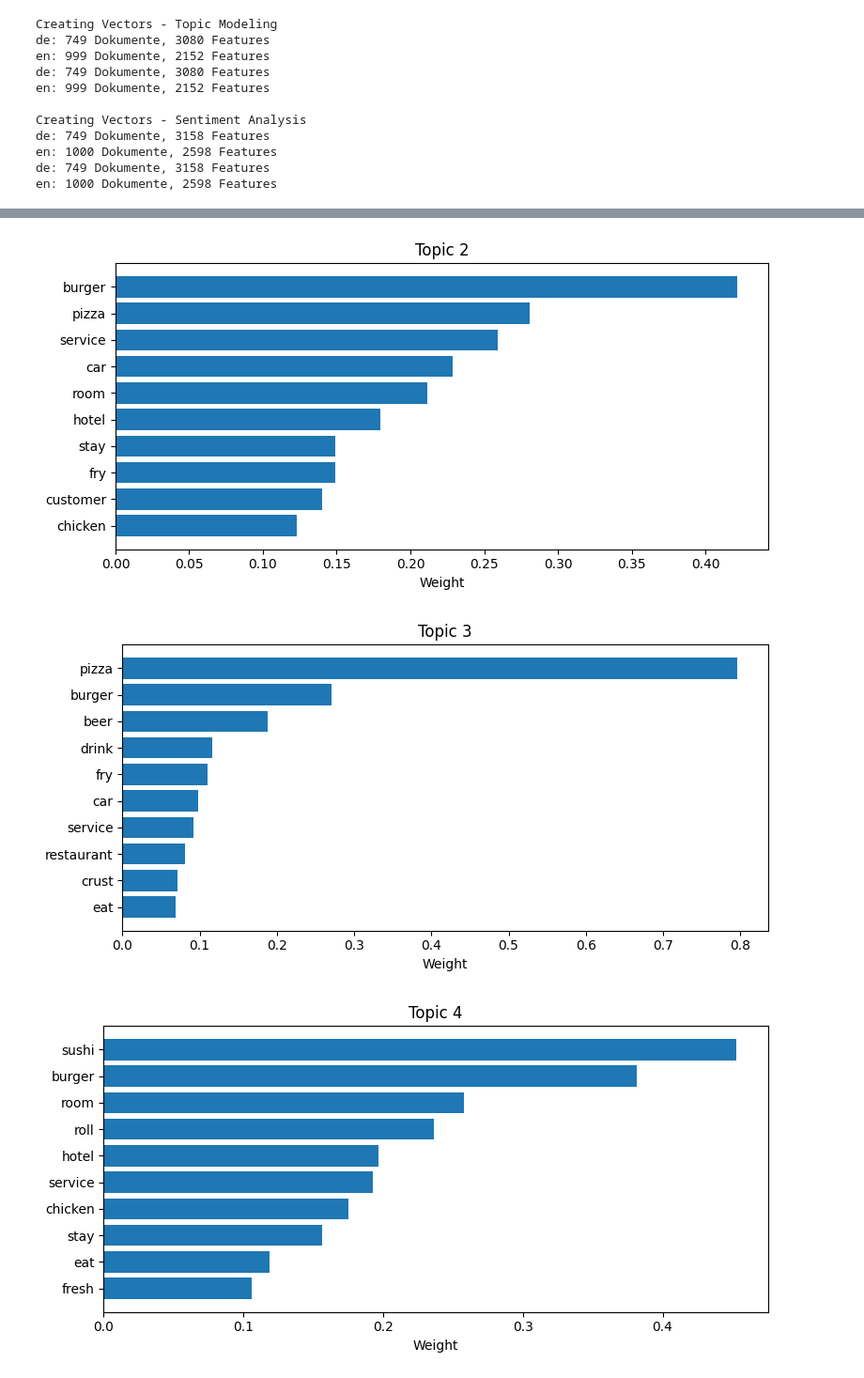
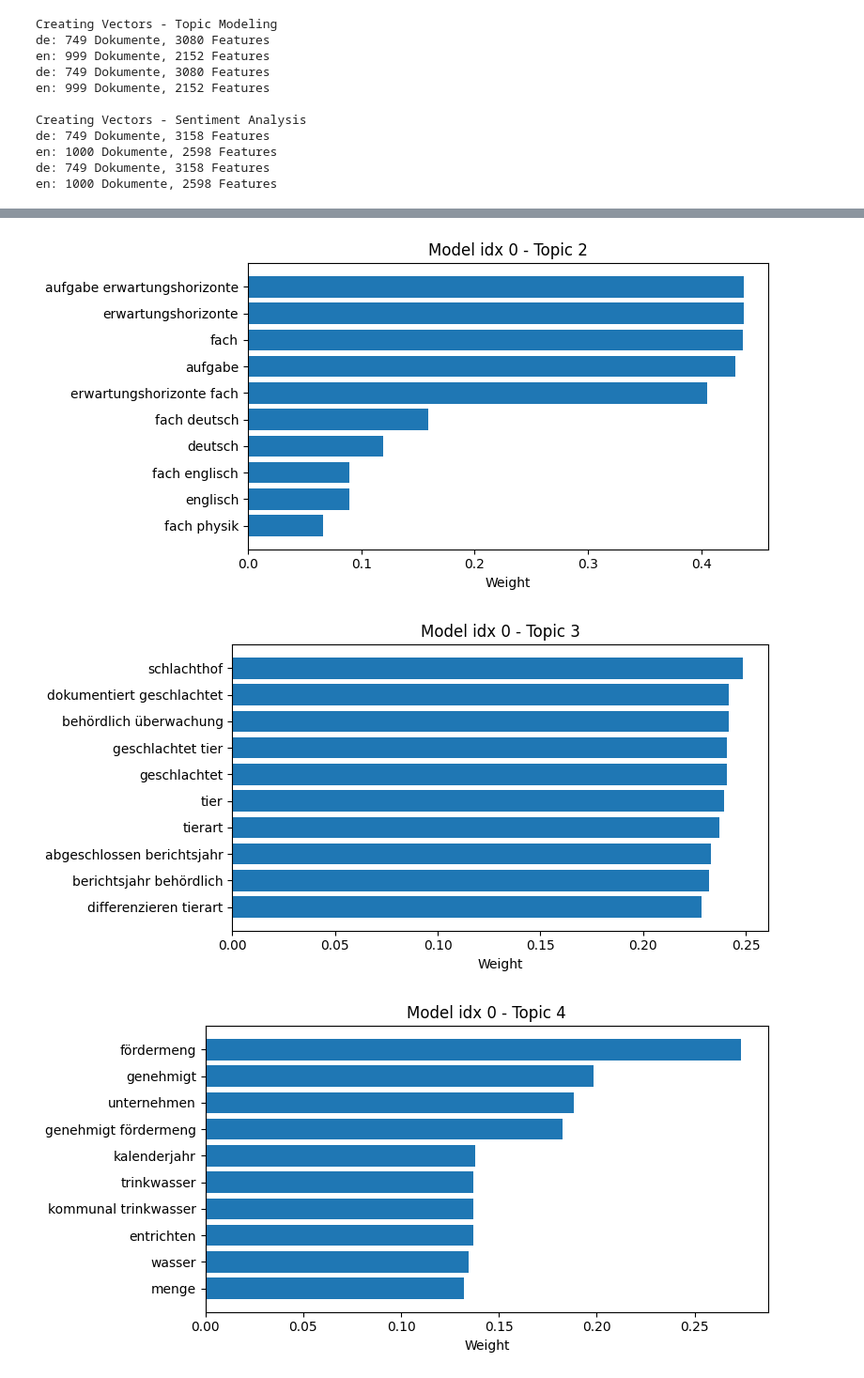
Before and after one commit to schustal-cpu/analyze_message_topics, a Jupyter notebook: analyze_data.ipynb, the cells around one changed output, grey strips where cells are left out. Shown at 94% size. Saved outputs shown, nothing was run; the diff lists cells and outputs as text; code cells hidden in the pictures.

Commit message:
enhanced visualization, import/ function cleanup

```diff
--- a/analyze_data.ipynb
+++ b/analyze_data.ipynb
@@ -179,7 +207,6 @@ lda_config_prod = {
     "alpha_grid": [0.01, 0.1],       # document-topic prior (sparsity control)
     "eta_grid": [0.01, 0.1],         # topic-word prior
     "max_iter_grid": [10, 20],       # number of training iterations
-    "random_states": [1, 2, 3],      # multiple runs for robustness
     "learning_method": "batch",      # batch learning for stable convergence
 }
 
@@ -189,7 +216,6 @@ lda_config_test = {
     "alpha_grid": [0.1],         # single prior
     "eta_grid": [0.1],           # single prior
     "max_iter_grid": [10],       # minimal iterations
-    "random_states": [1],        # single seed
     "learning_method": "batch",
 }
 
@@ -197,7 +223,7 @@ lda_config_test = {
 # SWITCH BETWEEN MODES
 # -----------------------------
 
-TEST_MODE = True  # set to False for full tuning
+TEST_MODE = False  # set to False for full tuning
 
 lda_config = lda_config_test if TEST_MODE else lda_config_prod
 
@@ -291,7 +345,7 @@ for lang, data in vectors_topic["tfidf_by_lang"].items():
     # - lang: used for logging or progress tracking
     lsa_tuning_results_by_lang[lang] = tune_lsa_models(
         data=data,
-        topic_grid=[10, 20, 30, 40],
+        topic_grid=[10, 20, 30],
         n_iter_grid=[10, 20, 30],
         random_state=42,
         lang=lang
@@ -357,9 +497,12 @@ lsa_tuning_interpreted_by_lang = display_tuning_results(
 # %%
-# Zeigt die wichtigsten Wörter je Topic
-# Erkenntnis:
-# - Sind Topics semantisch klar/interpretiertbar?
-# - Gibt es generische oder unscharfe Topics?
-# - Sind Topics redundant oder klar getrennt?
-best_row = lsa_tuning_interpreted_by_lang["en"].iloc[3]
-plot_multiple_topics(best_row)
+### Topic Visualization of the Selected Model
+# Displays the keyword distribution of a selected model.
+# Purpose:
+# - Validate the qualitative topic structure.
+# - Assess the balance of document assignments across topics.
+# - Identify dominant, underrepresented, or empty topics.
+
+plot_topic_words(
+    lsa_tuning_interpreted_by_lang["de"].iloc[:5]
+)
 # %% [output]
@@ -367,3 +511,3 @@ plot_multiple_topics(best_row)
-[figure, old version]
+[figure, new version]
-[figure, old version]
+[figure, new version]
-[figure, old version]
+[figure, new version]
```
Also changed, not shown: parts of 18 cells of this notebook, 7 other files.
